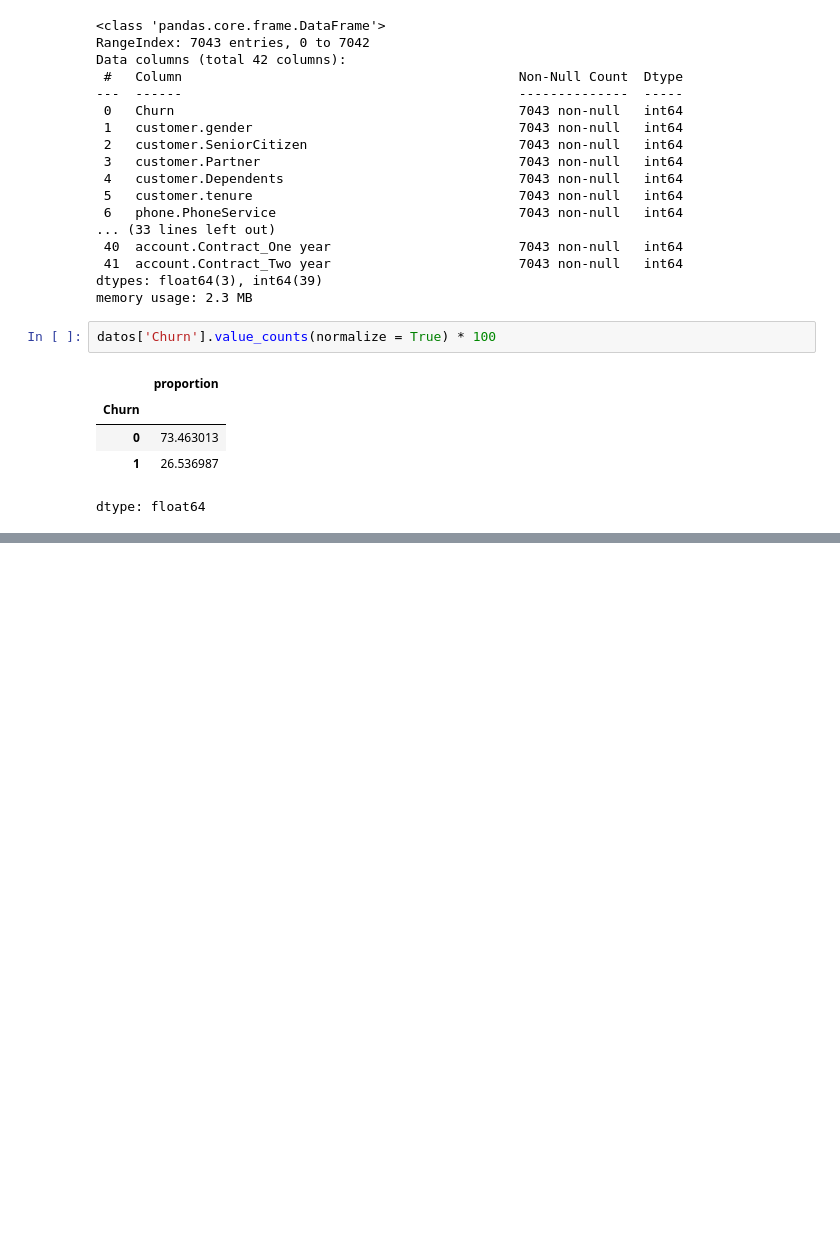
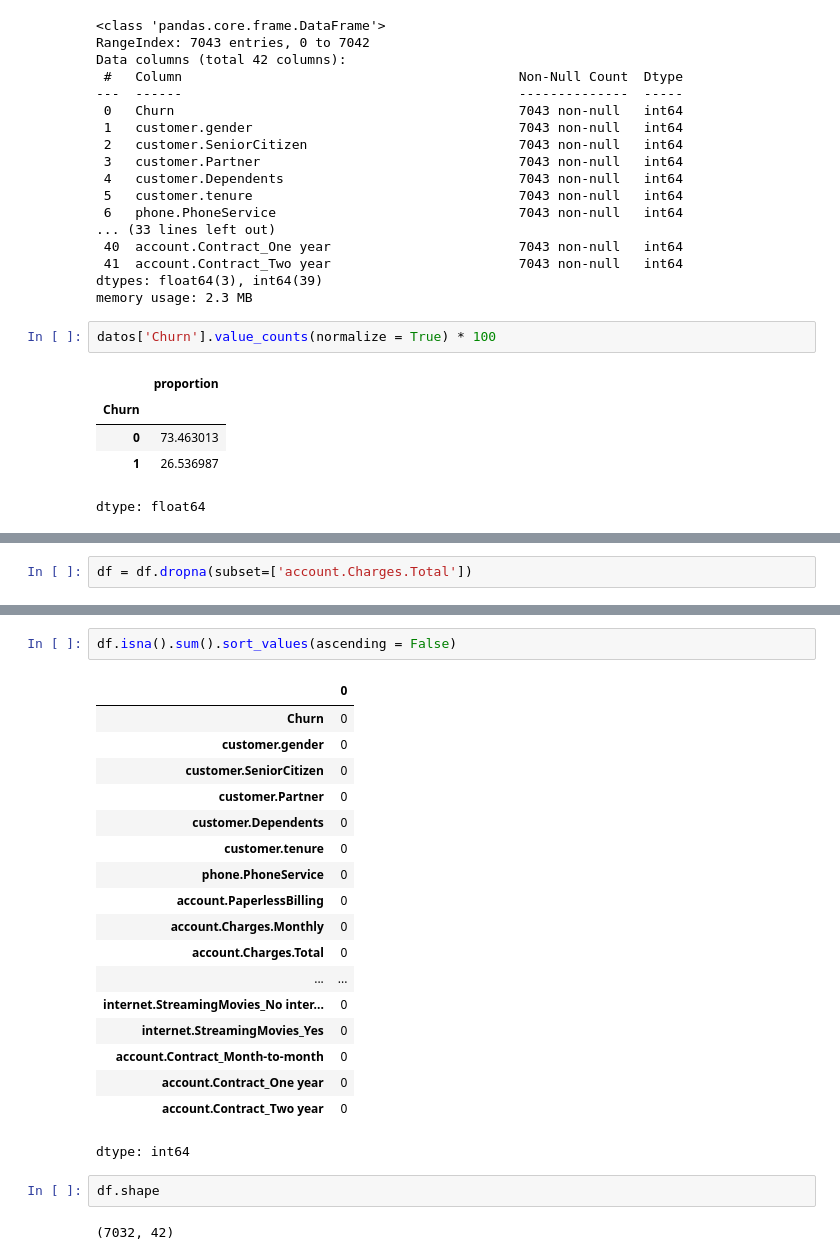
Before and after one commit to Alexsinator/Challenge_Alura_Store_Alex, a Jupyter notebook: TelecomX_LATAM_Parte_2.ipynb, the cells around one changed output, grey strips where cells are left out. Cells and saved outputs as stored; diff of their text form; blank space fills up the shorter version.

```diff
--- a/TelecomX_LATAM_Parte_2.ipynb
+++ b/TelecomX_LATAM_Parte_2.ipynb
@@ -289,0 +329,2 @@ dtype: float64
+# %%
+df = df.dropna(subset=['account.Charges.Total'])
@@ -289,0 +358,25 @@ dtype: float64
+# %%
+df.isna().sum().sort_values(ascending = False)
+# %% [output]
+|  | 0 |
+| Churn | 0 |
+| customer.gender | 0 |
+| customer.SeniorCitizen | 0 |
+| customer.Partner | 0 |
+| customer.Dependents | 0 |
+| customer.tenure | 0 |
+| phone.PhoneService | 0 |
+| account.PaperlessBilling | 0 |
+| account.Charges.Monthly | 0 |
+| account.Charges.Total | 0 |
+| ... | ... |
+| internet.StreamingMovies_No inter... | 0 |
+| internet.StreamingMovies_Yes | 0 |
+| account.Contract_Month-to-month | 0 |
+| account.Contract_One year | 0 |
+| account.Contract_Two year | 0 |
+dtype: int64
+# %%
+df.shape
+# %% [output]
+(7032, 42)
```
Also changed, not shown: parts of 16 cells of this notebook.
